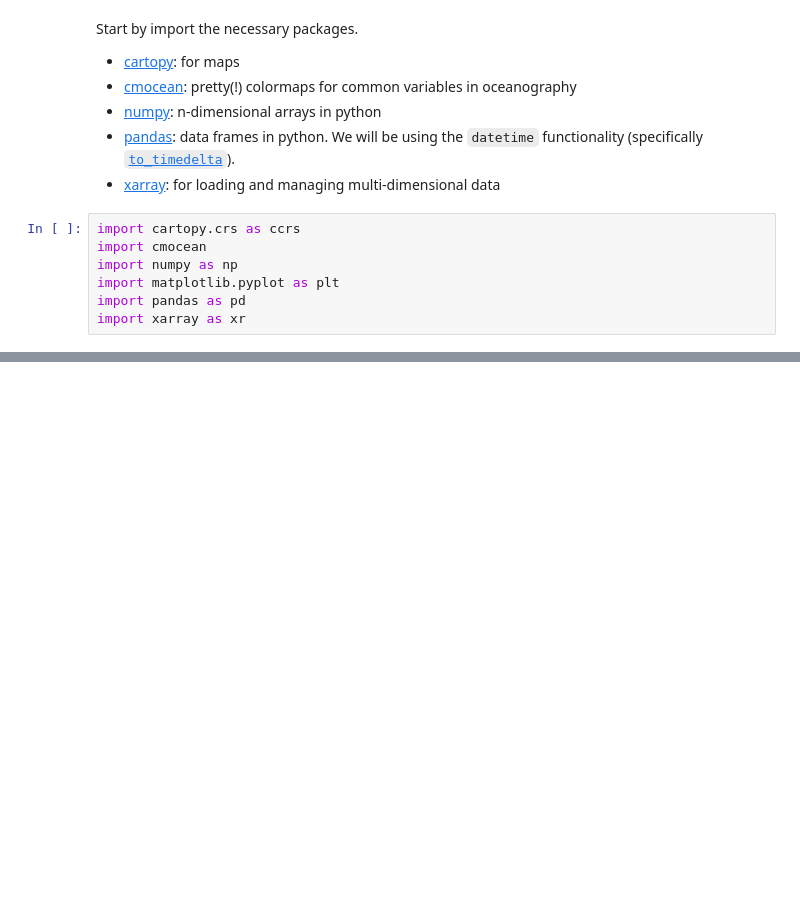
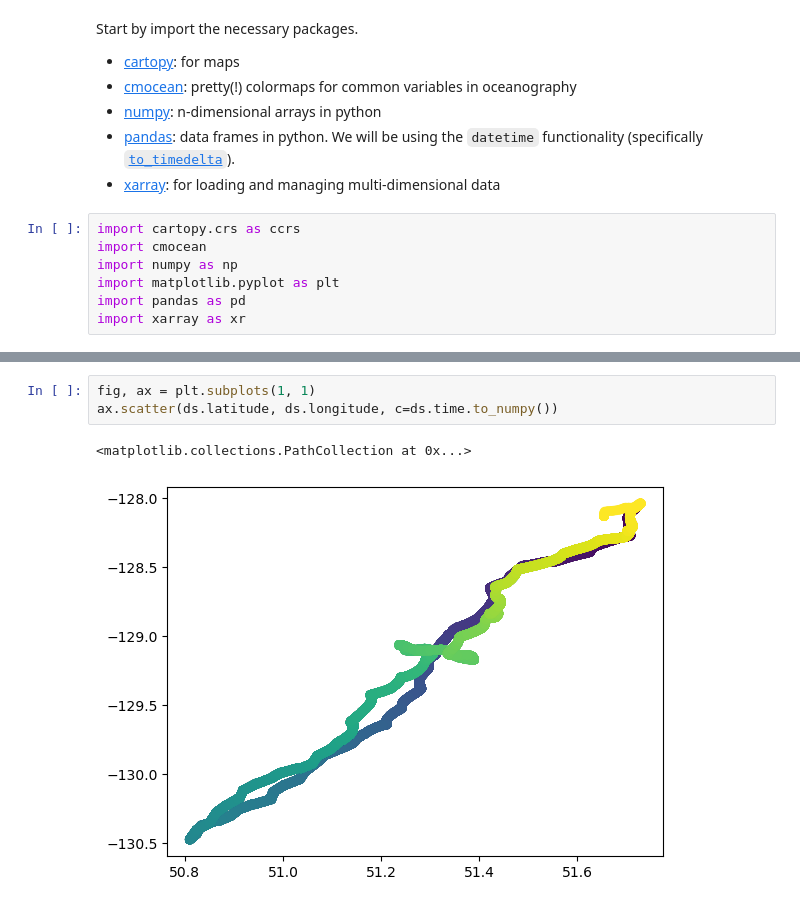
Before and after one commit to lheagy/prodigy-intro, a Jupyter notebook: NetCDF-xarray.ipynb, the cells around one changed output, grey strips where cells are left out. Saved outputs shown, nothing was run; the diff lists cells and outputs as text; blank space fills up the shorter version.

```diff
--- a/NetCDF-xarray.ipynb
+++ b/NetCDF-xarray.ipynb
@@ -243,0 +78,6 @@ Data variables: (12/19)
+# %%
+fig, ax = plt.subplots(1, 1)
+ax.scatter(ds.latitude, ds.longitude, c=ds.time.to_numpy())
+# %% [output]
+<matplotlib.collections.PathCollection at 0x...>
+[figure, added]
```
Also changed, not shown: parts of 30 cells of this notebook, 1 other file.
